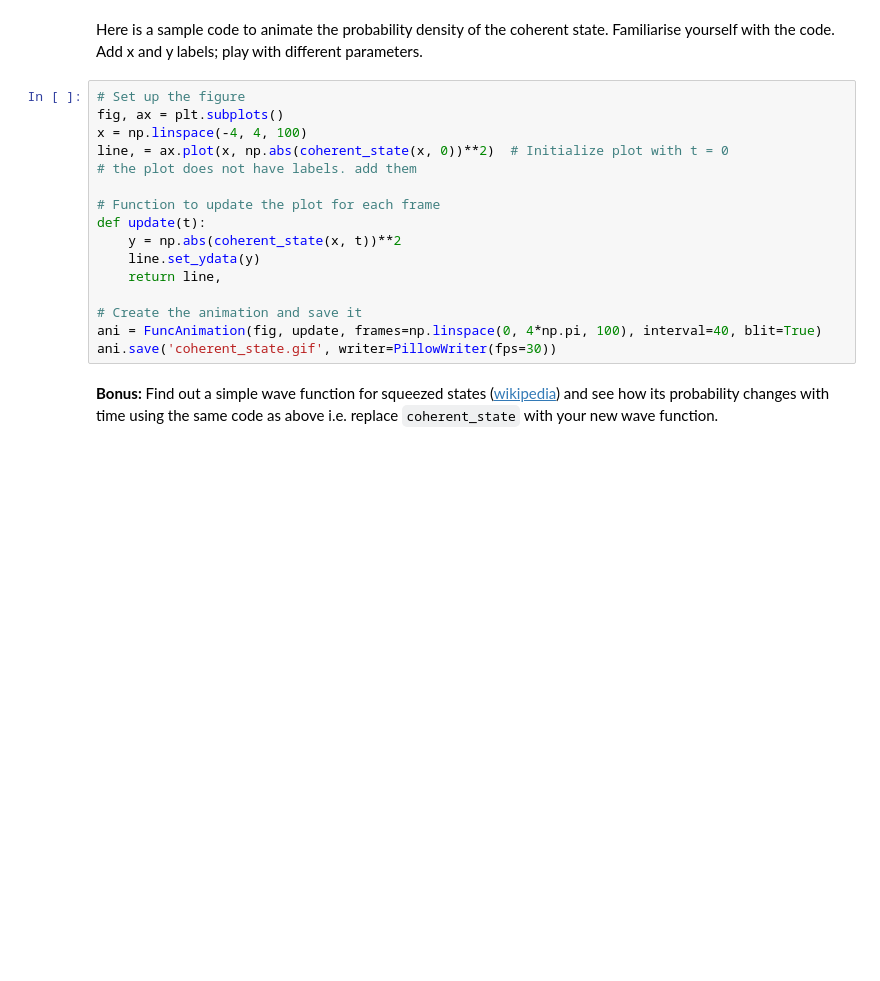
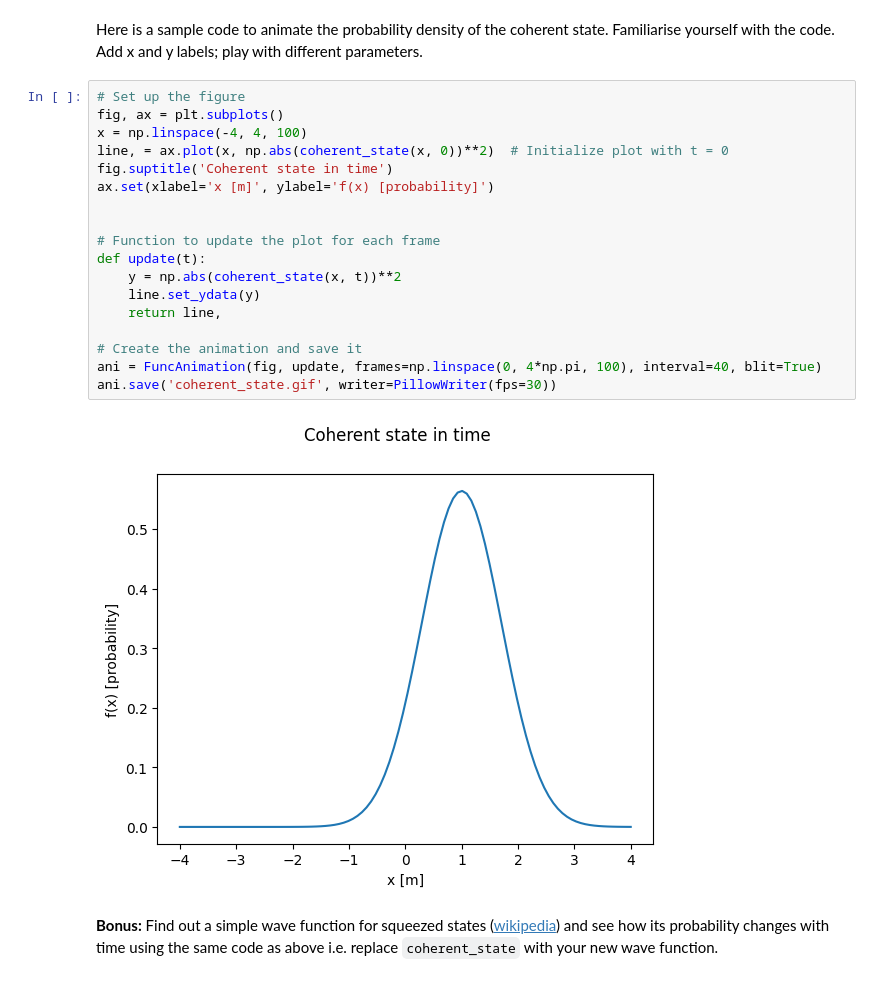
Before and after one commit to T2ooomasz/ComputationalMethodsI, a Jupyter notebook: HW/hw4TomaszKazulak.ipynb, the cells around one changed output. Cells and saved outputs as stored; diff of their text form; blank space fills up the shorter version.

```diff
--- a/HW/hw4TomaszKazulak.ipynb
+++ b/HW/hw4TomaszKazulak.ipynb
@@ -208,18 +340,22 @@ Here is a sample code to animate the probability density of the coherent state.
 # %%
 # Set up the figure
 fig, ax = plt.subplots()
 x = np.linspace(-4, 4, 100)
 line, = ax.plot(x, np.abs(coherent_state(x, 0))**2)  # Initialize plot with t = 0
-# the plot does not have labels. add them
+fig.suptitle('Coherent state in time')
+ax.set(xlabel='x [m]', ylabel='f(x) [probability]')
+
 
 # Function to update the plot for each frame
 def update(t):
     y = np.abs(coherent_state(x, t))**2
     line.set_ydata(y)
     return line,
 
 # Create the animation and save it
 ani = FuncAnimation(fig, update, frames=np.linspace(0, 4*np.pi, 100), interval=40, blit=True)
 ani.save('coherent_state.gif', writer=PillowWriter(fps=30))
+# %% [output]
+[figure, added]
 # %% [markdown]
 **Bonus:** Find out a simple wave function for squeezed states ([wikipedia](https://en.wikipedia.org/wiki/Squeezed_coherent_state#Mathematical_definition)) and see how its probability changes with time using the same code as above i.e. replace `coherent_state` with your new wave function.
```
Also changed, not shown: parts of 13 cells of this notebook, 2 other files.
